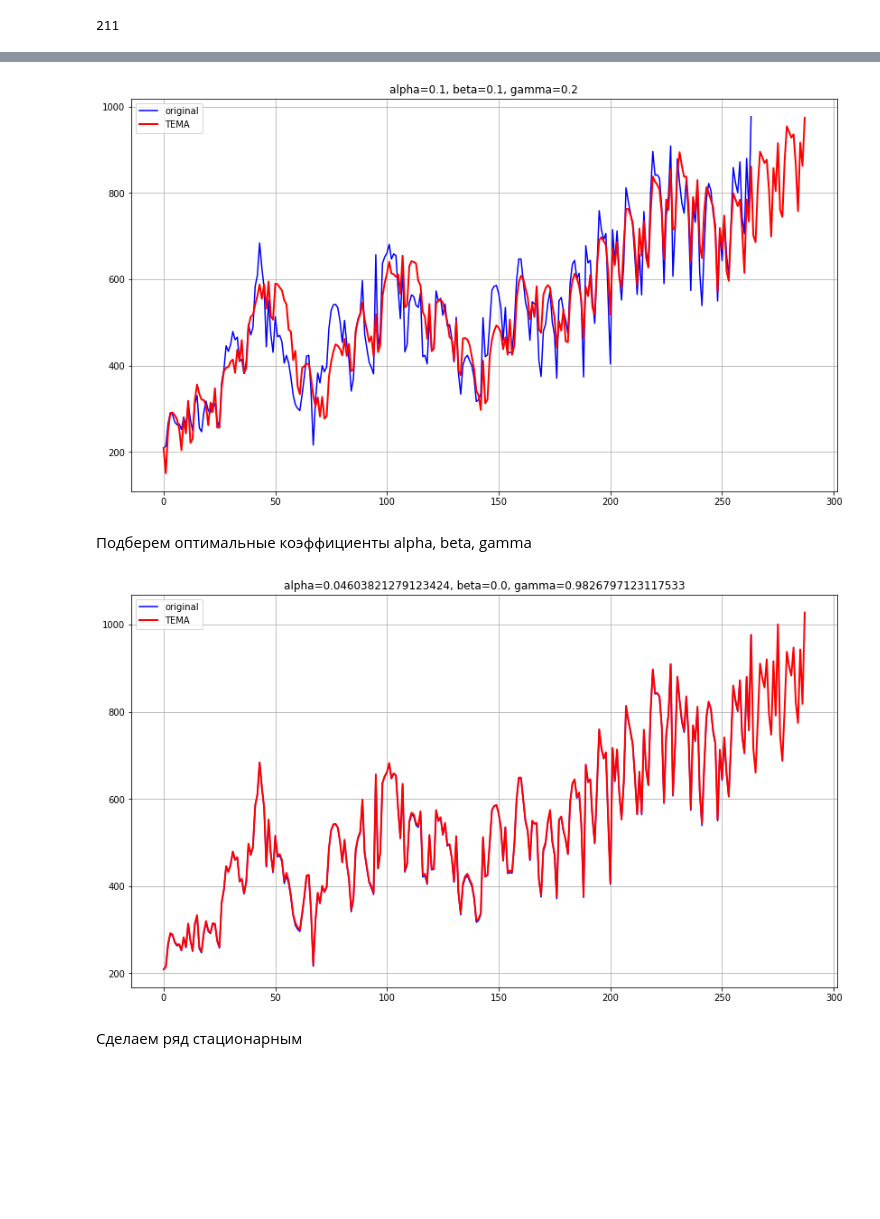
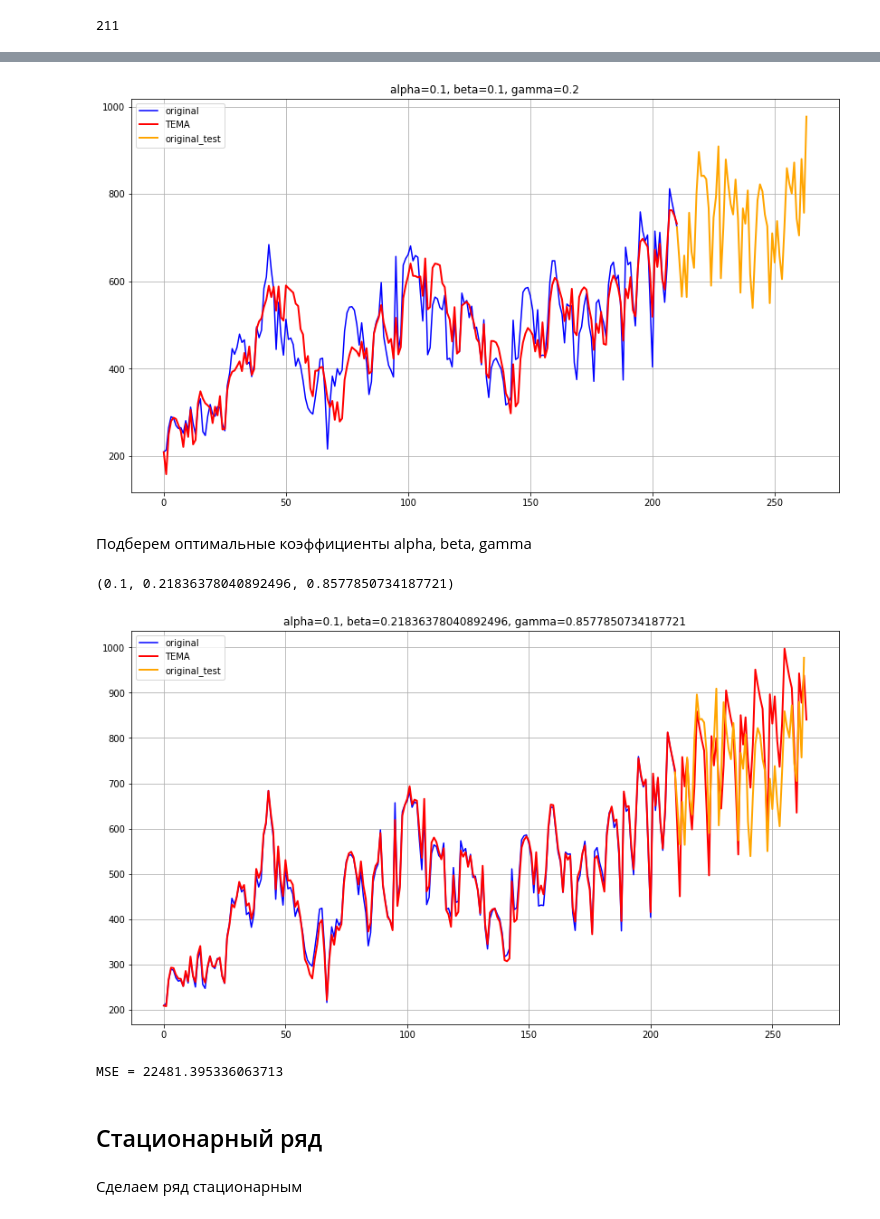
Before and after one commit to AlexeevVl/TimeSeriesForecasting, a Jupyter notebook: HW2.ipynb, the cells around one changed output, grey strips where cells are left out. Saved outputs shown, nothing was run; the diff lists cells and outputs as text; code cells hidden in the pictures; blank space fills up the shorter version.

```diff
--- a/HW2.ipynb
+++ b/HW2.ipynb
@@ -98,18 +98,19 @@ def triple_exponential_smoothing(series, slen, alpha, beta, gamma, n_preds):
             result.append(smooth+trend+seasonals[i%slen])
     return result
 # %%
-def plot_tema(alpha, beta, gamma, ser, ser_to_plot, n_preds=24):
+def plot_tema(alpha, beta, gamma, ser, test, n_preds=24):
     tema = triple_exponential_smoothing(ser, 12, alpha, beta, gamma, n_preds)
     plt.figure(figsize=(14, 8))
-    plt.plot(ser_to_plot, color='blue',label='original')
+    plt.plot(ser, color='blue',label='original')
     plt.plot(tema, color='red', linewidth='2', label='TEMA')
+    plt.plot(test, color='orange', linewidth='2', label='original_test')
     plt.title("alpha={}, beta={}, gamma={}".format(alpha, beta, gamma))
     plt.grid(True)
     plt.legend()
 # %%
-plot_tema(0.1, 0.1, 0.2,auto_registration['Count'] ,auto_registration['Count'] )
+plot_tema(0.1, 0.1, 0.2,train['Count'],test['Count'] ,0)
 # %% [output]
-[figure, old version]
+[figure, new version]
 # %% [markdown]
 Подберем оптимальные коэффициенты alpha, beta, gamma
 # %%
@@ -130,6 +131,10 @@ opt = minimize(mse_cross_val, x0=[0,0,0], method="L-BFGS-B", bounds = ((0, 1), (
 # %%
 alpha, beta, gamma =opt.x
+# %%
+alpha, beta, gamma
+# %% [output]
+(0.1, 0.21836378040892496, 0.8577850734187721)
 # %%
-plot_tema(alpha, beta, gamma,auto_registration['Count'] ,auto_registration['Count'] )
+plot_tema(alpha, beta, gamma,train['Count'],test['Count'] ,len(test['Count']))
 # %% [output]
-[figure, old version]
+[figure, new version]
@@ -136,3 +143,10 @@ plot_tema(alpha, beta, gamma,auto_registration['Count'] ,auto_registration['Coun
+# %%
+error = mean_squared_error(tema[-len(test):], test.Count)
+print("MSE = {}".format(error))
+# %% [output]
+MSE = 22481.395336063713
+# %% [markdown]
+## Стационарный ряд
 # %% [markdown]
 Сделаем ряд стационарным
 # %%
```
Also changed, not shown: parts of 36 cells of this notebook.
